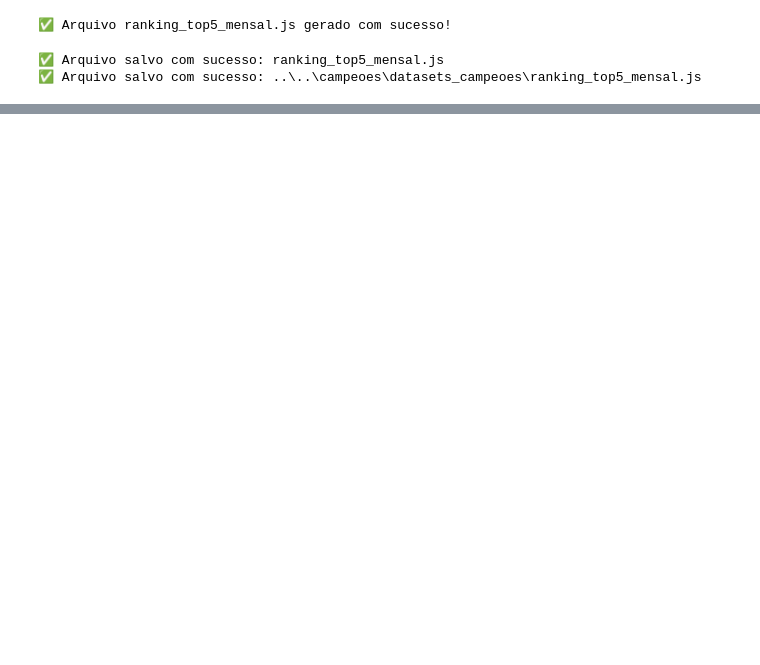
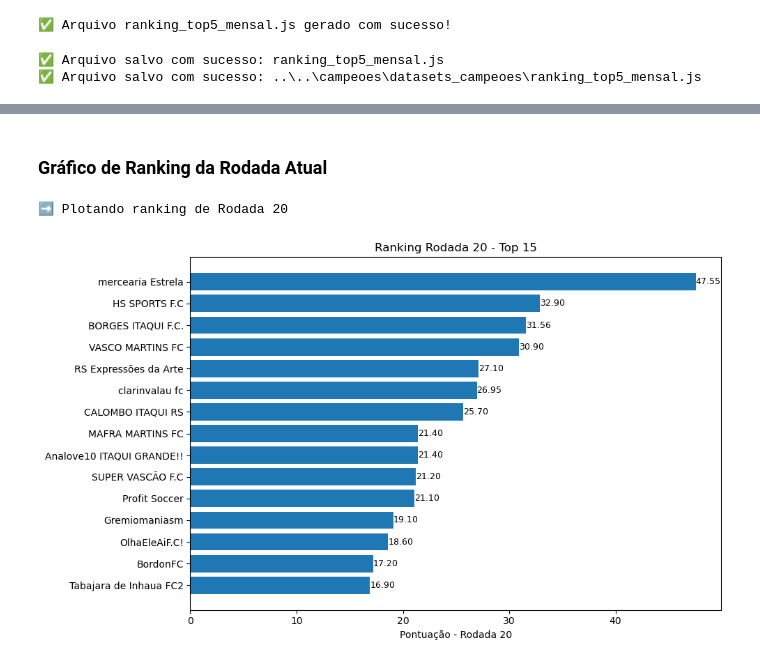
Before and after one commit to FernandoBC23/cartola_fbc_2_turno, a Jupyter notebook: liga_classica/datasets_liga_classica/busca_dados_liga_classica.ipynb, the cells around one changed output, grey strips where cells are left out. Cells and saved outputs as stored; diff of their text form; code cells hidden in the pictures; blank space fills up the shorter version.

```diff
--- a/liga_classica/datasets_liga_classica/busca_dados_liga_classica.ipynb
+++ b/liga_classica/datasets_liga_classica/busca_dados_liga_classica.ipynb
@@ -550,0 +766,58 @@ display(df_ranking)
+# %% [markdown]
+### Gráfico de Ranking da Rodada Atual
+# %%
+import matplotlib.pyplot as plt
+
+# --- 1) Encontrar a última rodada com dados ---
+df_base = df_pontuacoes.drop(index='Lider_Rodada', errors='ignore').copy()
+
+rodada_cols = []
+for c in df_base.columns:
+    m = re.fullmatch(r"Rodada\s+(\d+)", str(c))
+    if m:
+        n = int(m.group(1))
+        if pd.to_numeric(df_base[c], errors="coerce").notna().any():
+            rodada_cols.append((n, c))
+if not rodada_cols:
+    raise ValueError("Nenhuma coluna 'Rodada N' com dados encontrada.")
+
+rodada_num_ultimo, col_ultima = max(rodada_cols, key=lambda x: x[0])
+print(f"➡️ Plotando ranking de {col_ultima}")
+
+# --- 2) Montar ranking (pontuação + posição) ---
+serie = pd.to_numeric(df_base[col_ultima], errors="coerce").fillna(0.0)
+df_ranking_rodada = (
+    serie.sort_values(ascending=False)
+         .rename("Pontuação").to_frame()
+)
+df_ranking_rodada["Posição"] = (
+    df_ranking_rodada["Pontuação"].rank(method="min", ascending=False).astype(int)
+)
+df_ranking_rodada = (
+    df_ranking_rodada.reset_index()
+                     .rename(columns={"index": "Time"})
+                     .sort_values(["Posição", "Time"], ascending=[True, True])
+                     .reset_index(drop=True)
+)
+
+# --- 3) Plot (Top N em barras horizontais) ---
+top_n = 15  # ajuste se quiser mais/menos times
+data_plot = df_ranking_rodada.iloc[:top_n].copy()
+data_plot = data_plot.sort_values("Pontuação")  # para o barh ficar do menor -> maior
+
+plt.figure(figsize=(10, 6))
+plt.barh(data_plot["Time"], data_plot["Pontuação"])  # sem definir cores
+plt.xlabel(f"Pontuação - {col_ultima}")
+plt.title(f"Ranking {col_ultima} - Top {top_n}")
+# Anotar valores nas barras
+for y, v in enumerate(data_plot["Pontuação"].to_numpy()):
+    plt.text(v, y, f"{v:.2f}", va="center", ha="left", fontsize=9)
+plt.tight_layout()
+plt.show()
+
+# (Opcional) Exportar o ranking usado no gráfico
+# df_ranking_rodada.to_excel("Ranking_ultima_rodada.xlsx", index=False)
+# df_ranking_rodada.to_csv("Ranking_ultima_rodada.csv", index=False, encoding="utf-8-sig")
+# %% [output]
+➡️ Plotando ranking de Rodada 20
+[figure, added]
```
Also changed, not shown: parts of 11 cells of this notebook, 5 other files.
